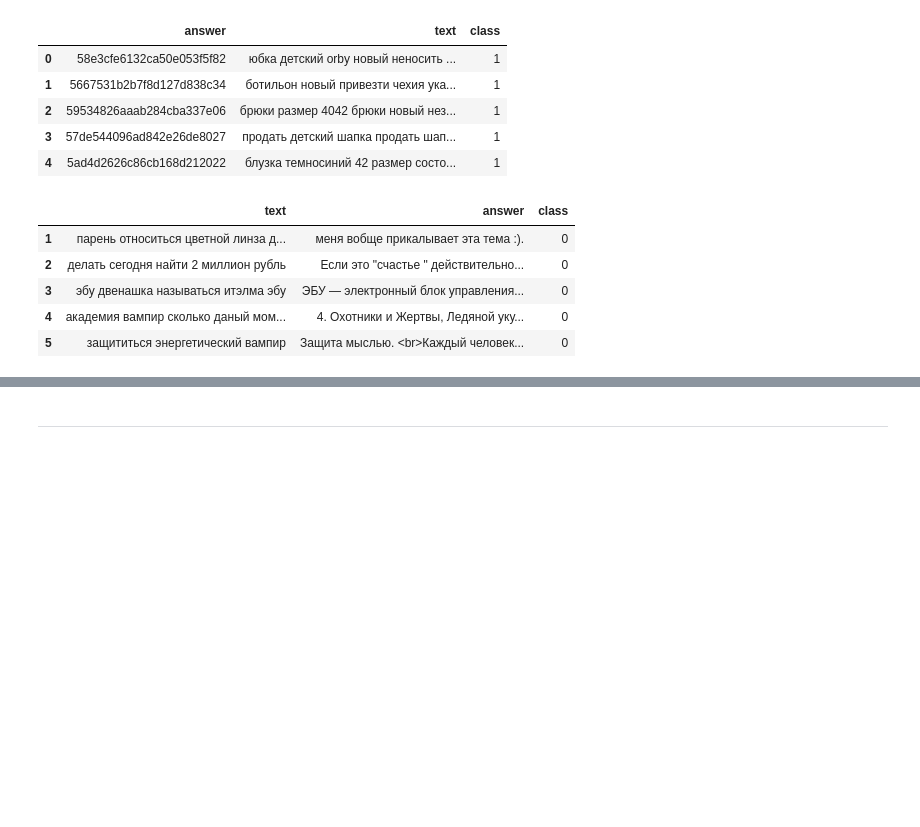
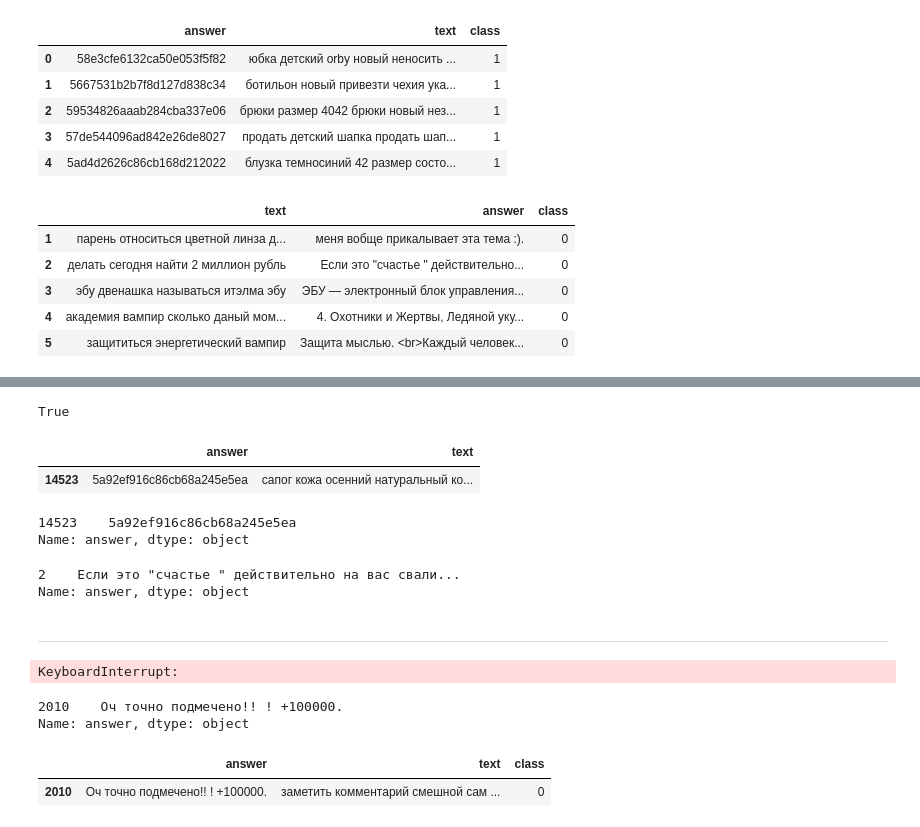
Before and after one commit to hotdonkey/data_science, a Jupyter notebook: Python/PDA-1/bot_first.ipynb, the cells around one changed output, grey strips where cells are left out. Cells and saved outputs as stored; diff of their text form; code cells hidden in the pictures; blank space fills up the shorter version.

```diff
--- a/Python/PDA-1/bot_first.ipynb
+++ b/Python/PDA-1/bot_first.ipynb
@@ -135,2 +207,79 @@ print(accuracy_score(y_test, predictions))
+# %%
+# Создание AnnoyIndex для маркета
+talker_tfidf = tfidf_vectorizer.transform(talker['text'])
+vector_size = talker_tfidf.shape[1]  # Размерность векторов
+index_talker = AnnoyIndex(vector_size, 'angular')  # 'angular' для использования косинусной меры
+
+# Добавление векторов из обучающего набора в AnnoyIndex
+for i, value in talker['text'].items():
+    vector = tfidf_vectorizer.transform([value]).toarray()[0]  # Преобразуйте разреженную матрицу TF-IDF в массив
+    index_talker.add_item(i, vector)
+
+# Построение индекса
+index_talker.build(10)  # Замените n_trees на желаемое количество деревьев
+index_talker.save('./data/talker_idx.ann')
+# %% [output]
+True
+# %%
+new_data = 'orby'
+question = tfidf_vectorizer.transform(pd.Series(new_data))
+
+# Поиск ближайших соседей для вопроса
+nearest_neighbors = index_market.get_nns_by_vector(question.toarray()[0], 1, search_k=2)
+
+# Вывод наиболее релевантного ответа
+answer = data_market_results['answer'].iloc[nearest_neighbors]
+
+display(data_market_results[data_market_results['answer'] == answer.values[0]])
+print(answer)
+# %% [output]
+|  | answer | text |
+| 14523 | 5a92ef916c86cb68a245e5ea | сапог кожа осенний натуральный ко... |
+14523    5a92ef916c86cb68a245e5ea
+Name: answer, dtype: object
+# %%
+question = tfidf_vectorizer.transform(pd.Series(new_data))
+
+# Поиск ближайших соседей для вопроса
+nearest_neighbors = index_talker.get_nns_by_vector(question.toarray()[0], 1, search_k=1)
+
+# Вывод наиболее релевантного ответа
+answer = data_talker['answer'].iloc[nearest_neighbors]
+print(answer)
+# %% [output]
+2    Если это "счастье " действительно на вас свали...
+Name: answer, dtype: object
 # %% [markdown]
 ----
+# %%
+# Создание AnnoyIndex
+vector_size = xtrain_tfidf.shape[1]  # Размерность векторов
+index_ann = AnnoyIndex(vector_size, 'angular')  # 'angular' для использования косинусной меры
+
+# Добавление векторов из обучающего набора в AnnoyIndex
+for i, value in cdf['text'].items():
+    vector = tfidf_vec.transform([value]).toarray()[0]  # Преобразуйте разреженную матрицу TF-IDF в массив
+    index_ann.add_item(i, vector)
+
+# Построение индекса
+index_ann.build(10)  # Замените n_trees на желаемое количество деревьев
+# %% [output]
+KeyboardInterrupt:
+# %%
+new_data = 'Юбка детская ORBY '
+question = tfidf_vec.transform(pd.Series(new_data))
+
+# Поиск ближайших соседей для вопроса
+nearest_neighbors = index_ann.get_nns_by_vector(question.toarray()[0], 1, search_k=1)
+
+# Вывод наиболее релевантного ответа
+answer = cdf['answer'].iloc[nearest_neighbors]
+print(answer)
+# %% [output]
+2010    Оч точно подмечено!! ! +100000.
+Name: answer, dtype: object
+# %%
+cdf[cdf['answer'] ==answer.values[0]]
+# %% [output]
+|  | answer | text | class |
+| 2010 | Оч точно подмечено!! ! +100000. | заметить комментарий смешной сам ... | 0 |
```
Also changed, not shown: parts of 14 cells of this notebook, 3 other files.
